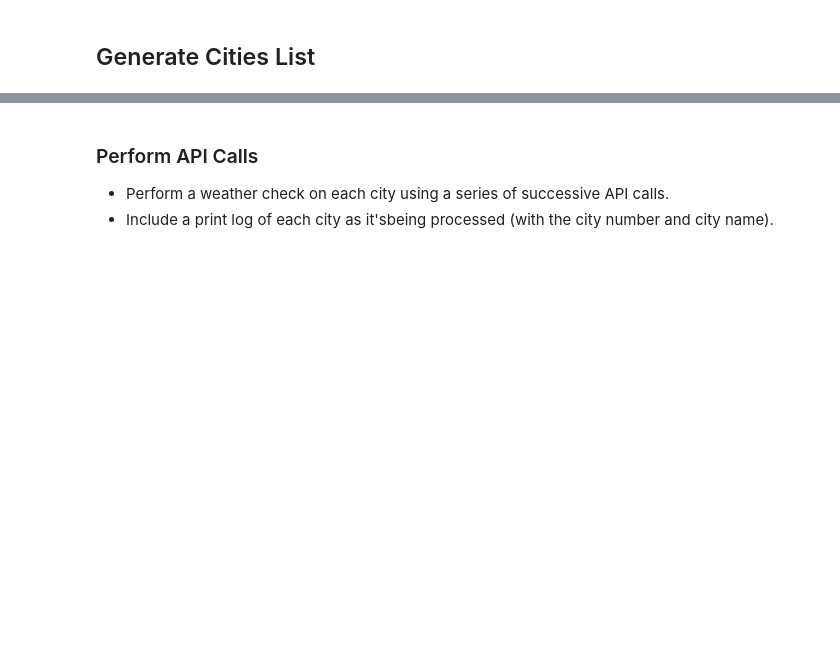
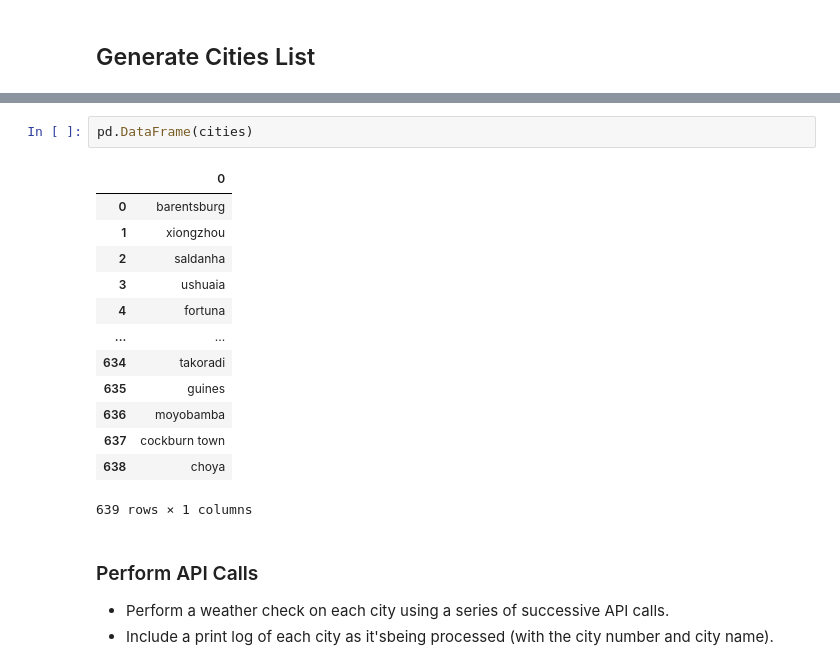
Before and after one commit to khbader101/python_api_challenge, a Jupyter notebook: weatherpy/WeatherPy.ipynb, the cells around one changed output, grey strips where cells are left out. Cells and saved outputs as stored; diff of their text form; blank space fills up the shorter version.

```diff
--- a/weatherpy/WeatherPy.ipynb
+++ b/weatherpy/WeatherPy.ipynb
@@ -54,3 +52,19 @@ len(cities)
+# %%
+pd.DataFrame(cities)
+# %% [output]
+|  | 0 |
+| 0 | barentsburg |
+| 1 | xiongzhou |
+| 2 | saldanha |
+| 3 | ushuaia |
+| 4 | fortuna |
+| ... | ... |
+| 634 | takoradi |
+| 635 | guines |
+| 636 | moyobamba |
+| 637 | cockburn town |
+| 638 | choya |
+639 rows × 1 columns
 # %% [markdown]
 ### Perform API Calls
 * Perform a weather check on each city using a series of successive API calls.
```
Also changed, not shown: parts of 5 cells of this notebook, 1 other file.
